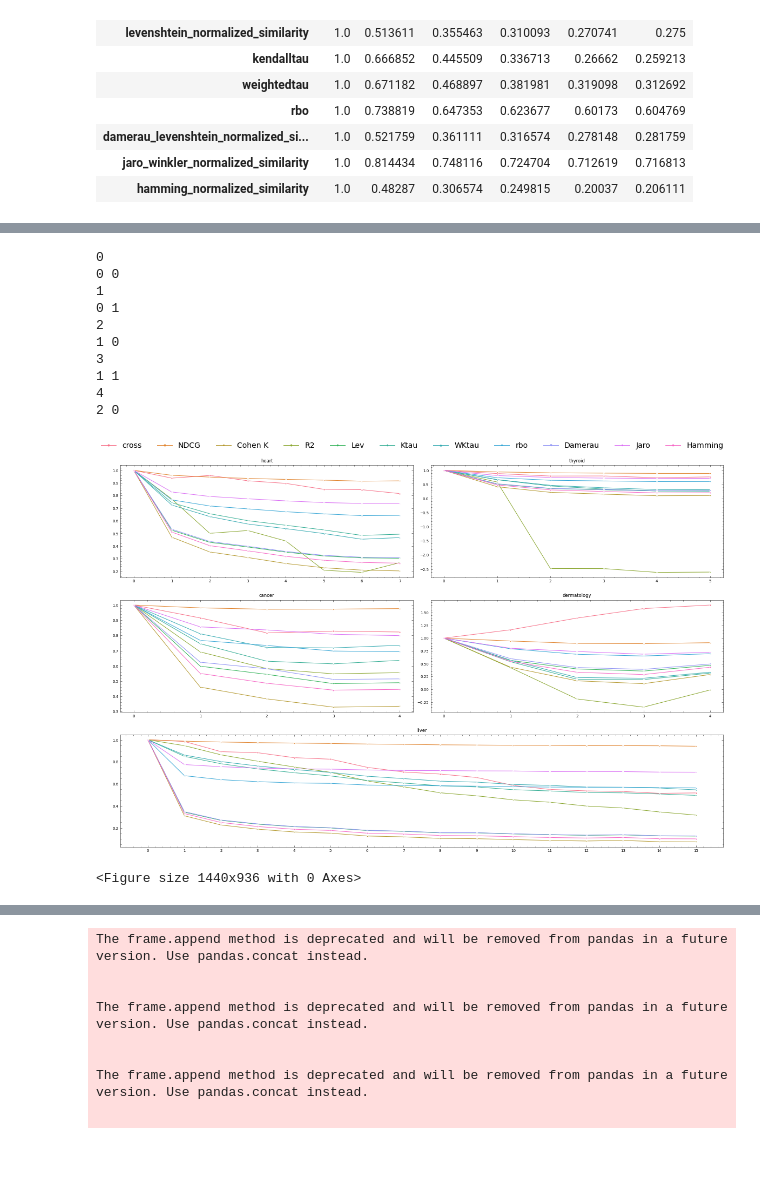
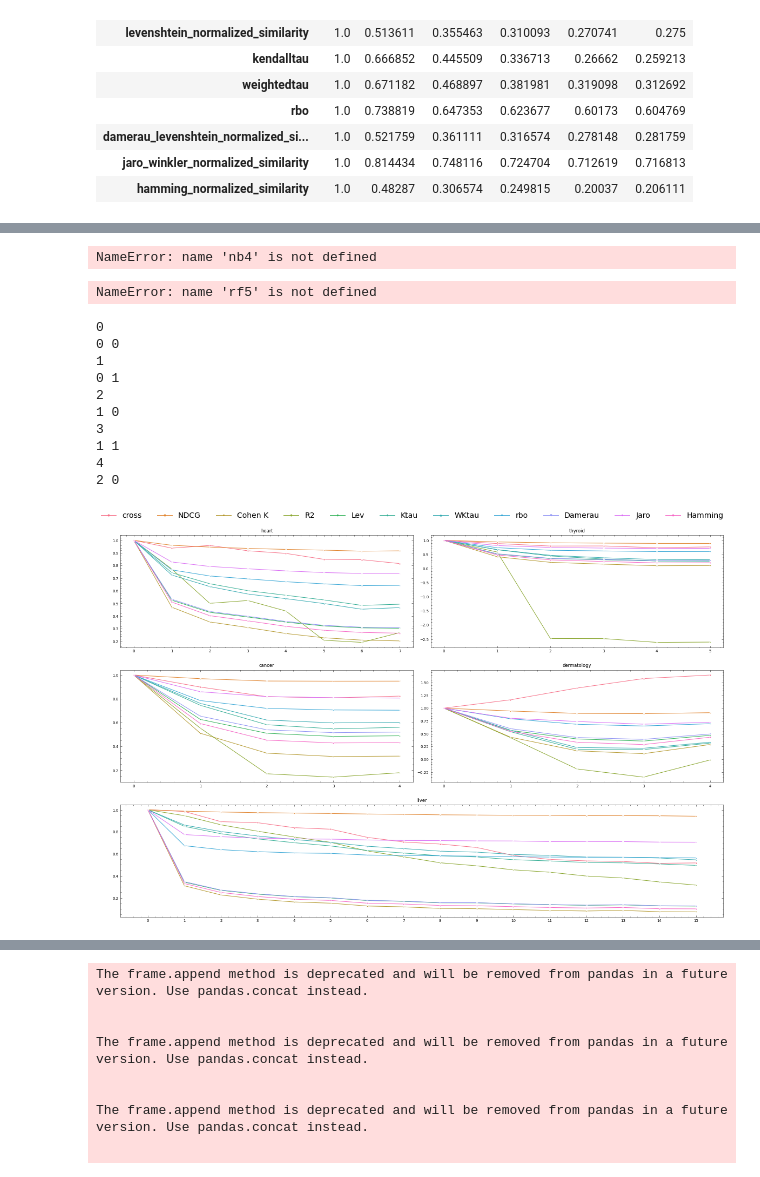
Before and after one commit to joofio/tabular-dataset-similarity, a Jupyter notebook: Final - Viz.ipynb, the cells around one changed output, grey strips where cells are left out. Saved outputs shown, nothing was run; the diff lists cells and outputs as text; code cells hidden in the pictures.

```diff
--- a/Final - Viz.ipynb
+++ b/Final - Viz.ipynb
@@ -198,7 +196,7 @@ knn3=pd.DataFrame(plot_data_knn3)
 knn3.drop("debug",axis=0,inplace=True)
 
 lm3=pd.DataFrame(plot_data_lm3)
-lm1.drop("debug",axis=0,inplace=True)
+lm3.drop("debug",axis=0,inplace=True)
 
 nb3=pd.DataFrame(plot_data_nb3)
 nb3.drop("debug",axis=0,inplace=True)
@@ -218,7 +214,7 @@ knn4=pd.DataFrame(plot_data_knn4)
 knn4.drop("debug",axis=0,inplace=True)
 
 lm4=pd.DataFrame(plot_data_lm4)
-lm1.drop("debug",axis=0,inplace=True)
+lm4.drop("debug",axis=0,inplace=True)
 
 nb4=pd.DataFrame(plot_data_nb4)
 nb4.drop("debug",axis=0,inplace=True)
@@ -238,7 +234,7 @@ knn5=pd.DataFrame(plot_data_knn5)
 knn5.drop("debug",axis=0,inplace=True)
 
 lm5=pd.DataFrame(plot_data_lm5)
-lm1.drop("debug",axis=0,inplace=True)
+lm5.drop("debug",axis=0,inplace=True)
 
 nb5=pd.DataFrame(plot_data_nb5)
 nb5.drop("debug",axis=0,inplace=True)
@@ -294,19 +303,23 @@ mean_df4 = (dt4 + rf4 + svm4 + nb4 + lm4 + knn4) / 6
 
 # Print the new dataframe
 mean_df4
+# %% [output]
+NameError: name 'nb4' is not defined
 # %%
 # Calculate the mean of each cell
 mean_df5 = (dt5 + rf5 + svm5 + nb5 + lm5 + knn5) / 6
 
 # Print the new dataframe
 mean_df5
+# %% [output]
+NameError: name 'rf5' is not defined
 # %%
 title=["heart","thyroid","cancer","dermatology","liver"]
 # %%
 fig = plt.figure(figsize=(20,13), constrained_layout=False)
 gs = gridspec.GridSpec(nrows=3, ncols=2,figure=fig,wspace=0.06)
 
-for idx,dt in enumerate([mean_df1,mean_df2,dt3,dt4,dt5]):
+for idx,dt in enumerate([mean_df1,mean_df2,mean_df3,dt4,dt5]):
     print(idx)
     x=idx//2
     y=idx%2
@@ -318,39 +331,37 @@ for idx,dt in enumerate([mean_df1,mean_df2,dt3,dt4,dt5]):
 
     dfplot=dt.copy()
     xx = pd.melt(dfplot, value_vars=dfplot.columns, ignore_index=False)
     # print(xx)
     xx = xx.reset_index()
 
     xx.replace( "run ","",regex=True,inplace=True)
     xx.columns=["Metric","Nr of columns mutated","Value"]
     xx.replace({"ndgc_score":"NDCG","r2_score":"R2","cohen_kappa_score":"Cohen K","kendalltau":"Ktau","levenshtein_normalized_similarity":"Lev","jaro_winkler_normalized_similarity":"Jaro","weightedtau":"WKtau","damerau_levenshtein_normalized_similarity":"Damerau","hamming_normalized_similarity":"Hamming"},inplace=True)
     sns.lineplot(data=xx,hue="Metric",x="Nr of columns mutated",y="Value",style="Metric",markers=True, dashes=False,ax=myax)
     myax.set_title(title[idx])
     myax.set(xlabel=None)
     myax.legend().set_visible(False)
     myax.set(ylabel=None)
 handles, labels = myax.get_legend_handles_labels()
 
 fig.legend(handles, labels, loc="upper center", ncol =11,bbox_to_anchor=(0.5,0.94),fontsize="14")
 plt.savefig("multiple_datasets.png")
 plt.show()
 # %% [output]
 0
 0 0
 1
 0 1
 2
 1 0
 3
 1 1
 4
 2 0
-[figure, old version]
+[figure, new version]
 # %%
 # last run (+- 50% diff)
 
 last_run=pd.DataFrame()
-for idx,dt in enumerate([mean_df1,dt2,dt3,dt4,dt5]):
+for idx,dt in enumerate([mean_df1,mean_df2,mean_df3,dt4,dt5]):
     last_run[idx]=dt.iloc[:,-1]
-# %% [output]
-<Figure size 1440x936 with 0 Axes>
```
Also changed, not shown: parts of 8 cells of this notebook, 6 other files.
